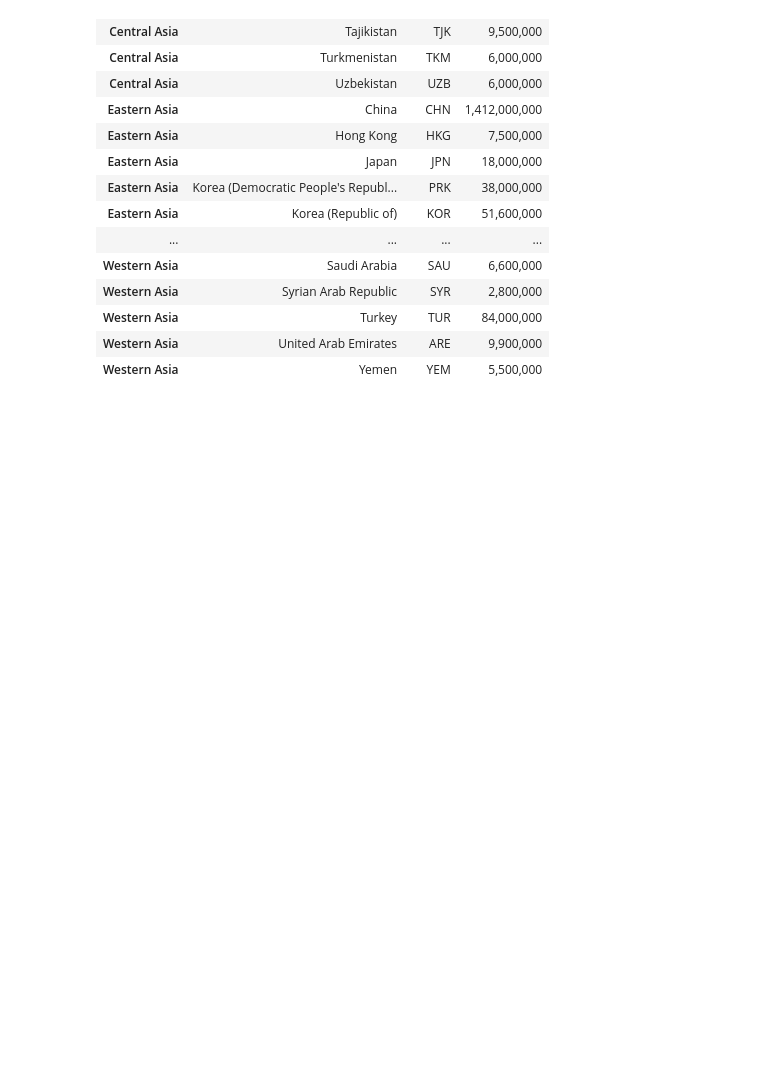
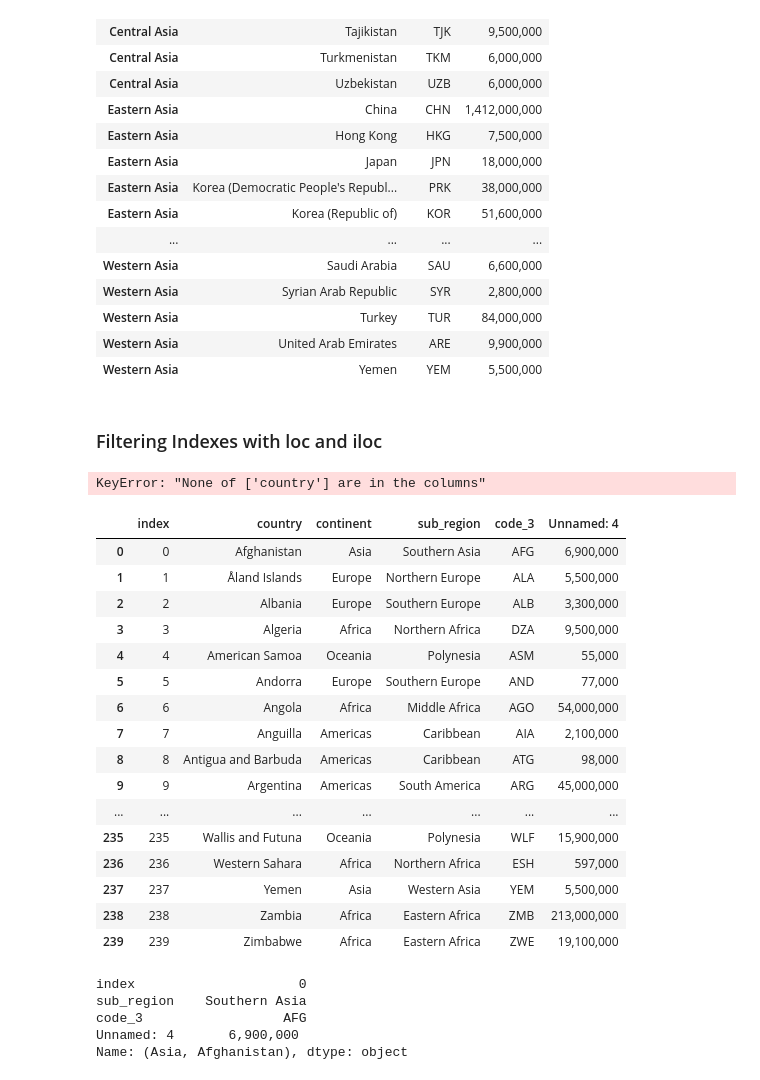
Before and after one commit to aabidimarwan-tech/Python-Libraries-Practice, a Jupyter notebook: Pandas for Data Analysis/Day_7.ipynb, the cells around one changed output. Saved outputs shown, nothing was run; the diff lists cells and outputs as text; code cells hidden in the pictures; blank space fills up the shorter version.

```diff
--- a/Pandas for Data Analysis/Day_7.ipynb
+++ b/Pandas for Data Analysis/Day_7.ipynb
@@ -72,3 +72,31 @@ df_continent.loc['Asia']
 | Western Asia | Turkey | TUR | 84,000,000 |
 | Western Asia | United Arab Emirates | ARE | 9,900,000 |
 | Western Asia | Yemen | YEM | 5,500,000 |
+# %% [markdown]
+### Filtering Indexes with loc and iloc
+# %%
+df.set_index('country', inplace=True)
+df
+# %% [output]
+KeyError: "None of ['country'] are in the columns"
+# %%
+df.reset_index(inplace = True)
+df
+# %% [output]
+|  | index | country | continent | sub_region | code_3 | Unnamed: 4 |
+| 0 | 0 | Afghanistan | Asia | Southern Asia | AFG | 6,900,000 |
+| 1 | 1 | Åland Islands | Europe | Northern Europe | ALA | 5,500,000 |
+| 2 | 2 | Albania | Europe | Southern Europe | ALB | 3,300,000 |
+| 3 | 3 | Algeria | Africa | Northern Africa | DZA | 9,500,000 |
+| 4 | 4 | American Samoa | Oceania | Polynesia | ASM | 55,000 |
+| 5 | 5 | Andorra | Europe | Southern Europe | AND | 77,000 |
+| 6 | 6 | Angola | Africa | Middle Africa | AGO | 54,000,000 |
+| 7 | 7 | Anguilla | Americas | Caribbean | AIA | 2,100,000 |
+| 8 | 8 | Antigua and Barbuda | Americas | Caribbean | ATG | 98,000 |
+| 9 | 9 | Argentina | Americas | South America | ARG | 45,000,000 |
+| ... | ... | ... | ... | ... | ... | ... |
+| 235 | 235 | Wallis and Futuna | Oceania | Polynesia | WLF | 15,900,000 |
+| 236 | 236 | Western Sahara | Africa | Northern Africa | ESH | 597,000 |
+| 237 | 237 | Yemen | Asia | Western Asia | YEM | 5,500,000 |
+| 238 | 238 | Zambia | Africa | Eastern Africa | ZMB | 213,000,000 |
+| 239 | 239 | Zimbabwe | Africa | Eastern Africa | ZWE | 19,100,000 |
@@ -74,0 +105,8 @@ df_continent.loc['Asia']
+# %%
+df.iloc[0]
+# %% [output]
+index                     0
+sub_region    Southern Asia
+code_3                  AFG
+Unnamed: 4       6,900,000
+Name: (Asia, Afghanistan), dtype: object
```
Also changed, not shown: parts of 1 cell of this notebook, 2 other files.
